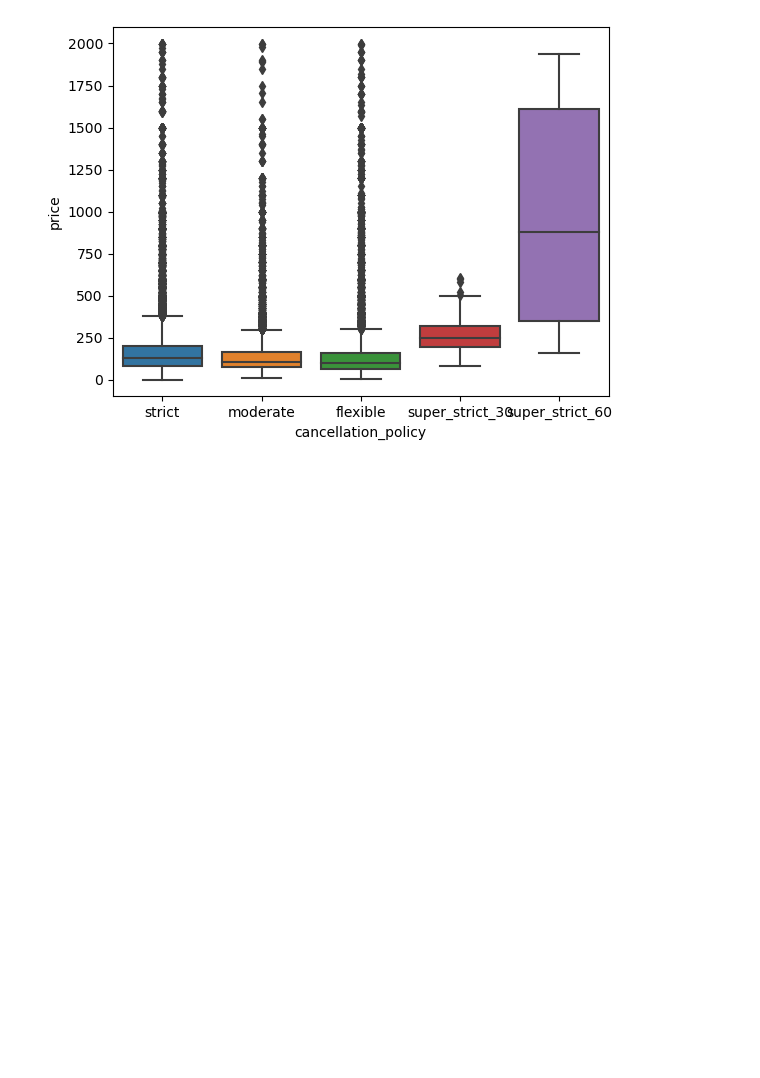
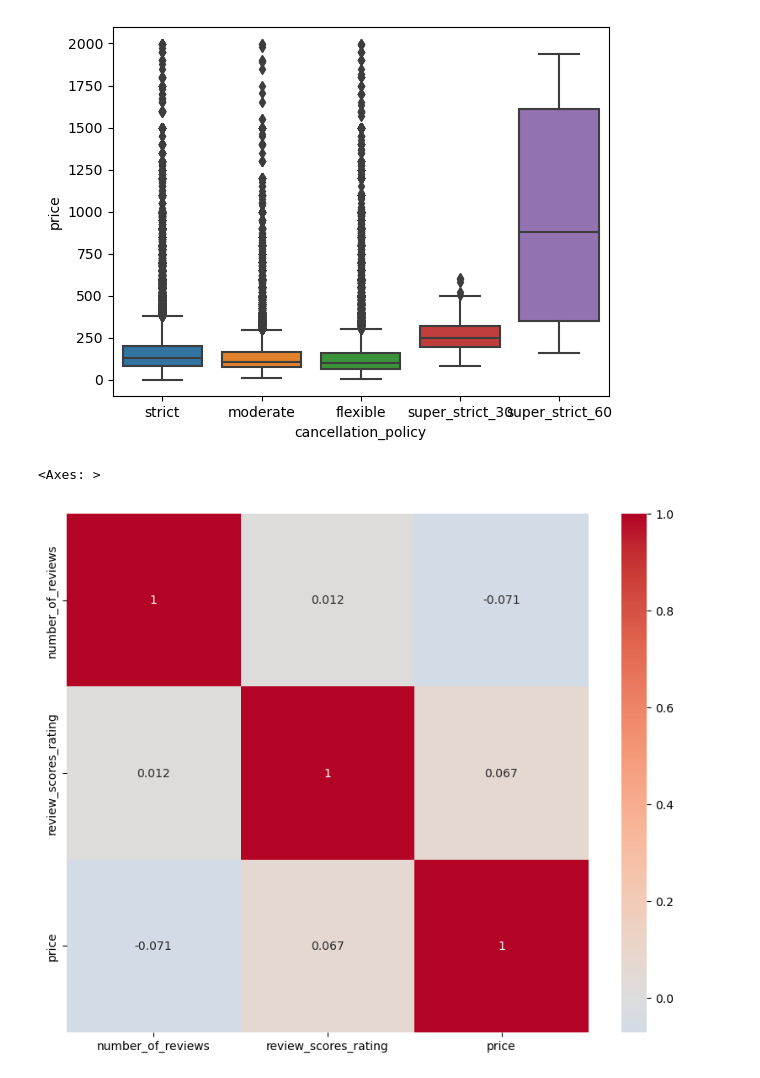
Before and after one commit to oamin12/Big-Data-Analysis-Project, a Jupyter notebook: More_Analysis.ipynb, the cells around one changed output. Saved outputs shown, nothing was run; the diff lists cells and outputs as text; code cells hidden in the pictures; blank space fills up the shorter version.

```diff
--- a/More_Analysis.ipynb
+++ b/More_Analysis.ipynb
@@ -393,3 +387,15 @@ sns.boxplot(x="cancellation_policy", y="price", data=df)
 plt.show()
 # %% [output]
 [figure]
+# %%
+#get the correlation between the number of reviews and the price of the airbnb, and the review score rating
+df_corr = df[['number_of_reviews','review_scores_rating','price']].corr()
+
+import seaborn as sns
+import matplotlib.pyplot as plt
+
+plt.figure(figsize=(10, 8))
+sns.heatmap(df_corr, annot=True, cmap='coolwarm', center=0)
+# %% [output]
+<Axes: >
+[figure, added]
```
Also changed, not shown: parts of 11 cells of this notebook, 2 other files.
